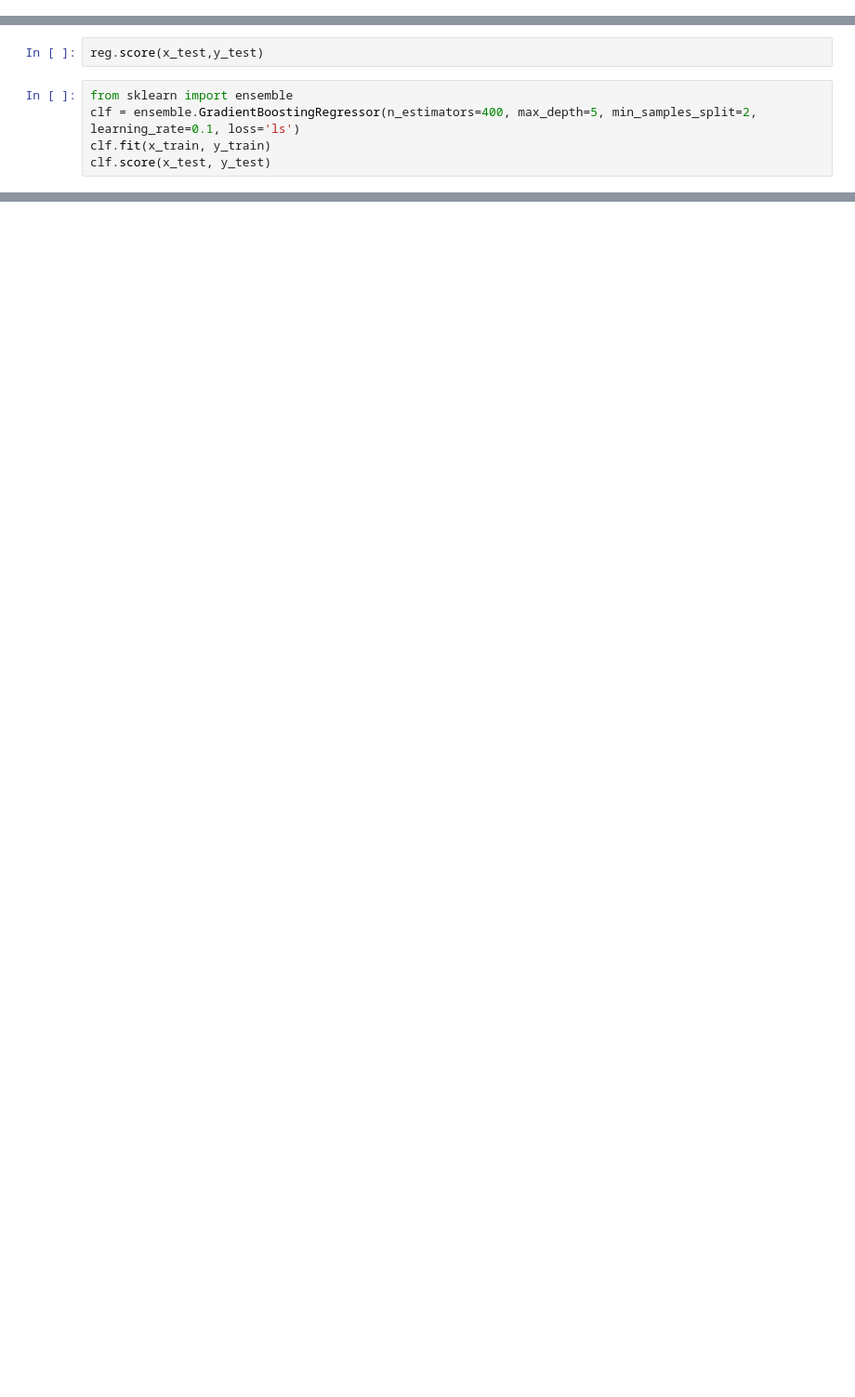
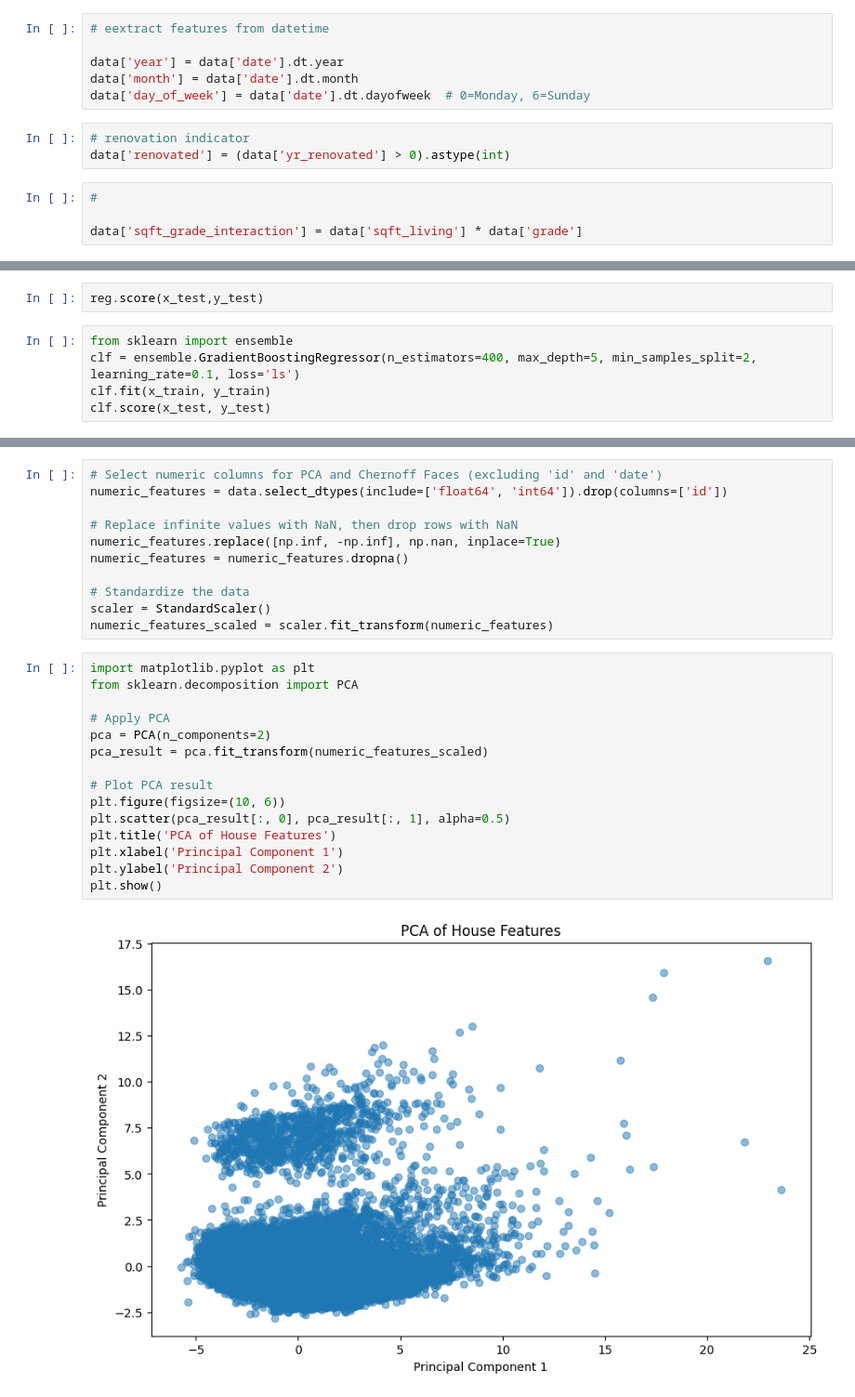
Before and after one commit to surbhigari/House-Price-Predictions-, a Jupyter notebook: House_price_prediction.ipynb, the cells around one changed output, grey strips where cells are left out. Shown at 93% size. Drawn from its saved outputs; the diff is of its cells as text; blank space fills up the shorter version.

```diff
--- a/House_price_prediction.ipynb
+++ b/House_price_prediction.ipynb
@@ -341,3 +375,16 @@ memory usage: 3.8+ MB
+# %%
+# eextract features from datetime
+
+data['year'] = data['date'].dt.year
+data['month'] = data['date'].dt.month
+data['day_of_week'] = data['date'].dt.dayofweek  # 0=Monday, 6=Sunday
+# %%
+# renovation indicator
+data['renovated'] = (data['yr_renovated'] > 0).astype(int)
+# %%
+#
+
+data['sqft_grade_interaction'] = data['sqft_living'] * data['grade']
 # %% [markdown]
 #Splitting Dataset into Training and Testing
 # %%
@@ -410,0 +466,28 @@ clf.score(x_test, y_test)
+# %%
+# Select numeric columns for PCA and Chernoff Faces (excluding 'id' and 'date')
+numeric_features = data.select_dtypes(include=['float64', 'int64']).drop(columns=['id'])
+
+# Replace infinite values with NaN, then drop rows with NaN
+numeric_features.replace([np.inf, -np.inf], np.nan, inplace=True)
+numeric_features = numeric_features.dropna()
+
+# Standardize the data
+scaler = StandardScaler()
+numeric_features_scaled = scaler.fit_transform(numeric_features)
+# %%
+import matplotlib.pyplot as plt
+from sklearn.decomposition import PCA
+
+# Apply PCA
+pca = PCA(n_components=2)
+pca_result = pca.fit_transform(numeric_features_scaled)
+
+# Plot PCA result
+plt.figure(figsize=(10, 6))
+plt.scatter(pca_result[:, 0], pca_result[:, 1], alpha=0.5)
+plt.title('PCA of House Features')
+plt.xlabel('Principal Component 1')
+plt.ylabel('Principal Component 2')
+plt.show()
+# %% [output]
+[figure, added]
```
Also changed, not shown: parts of 35 cells of this notebook.
